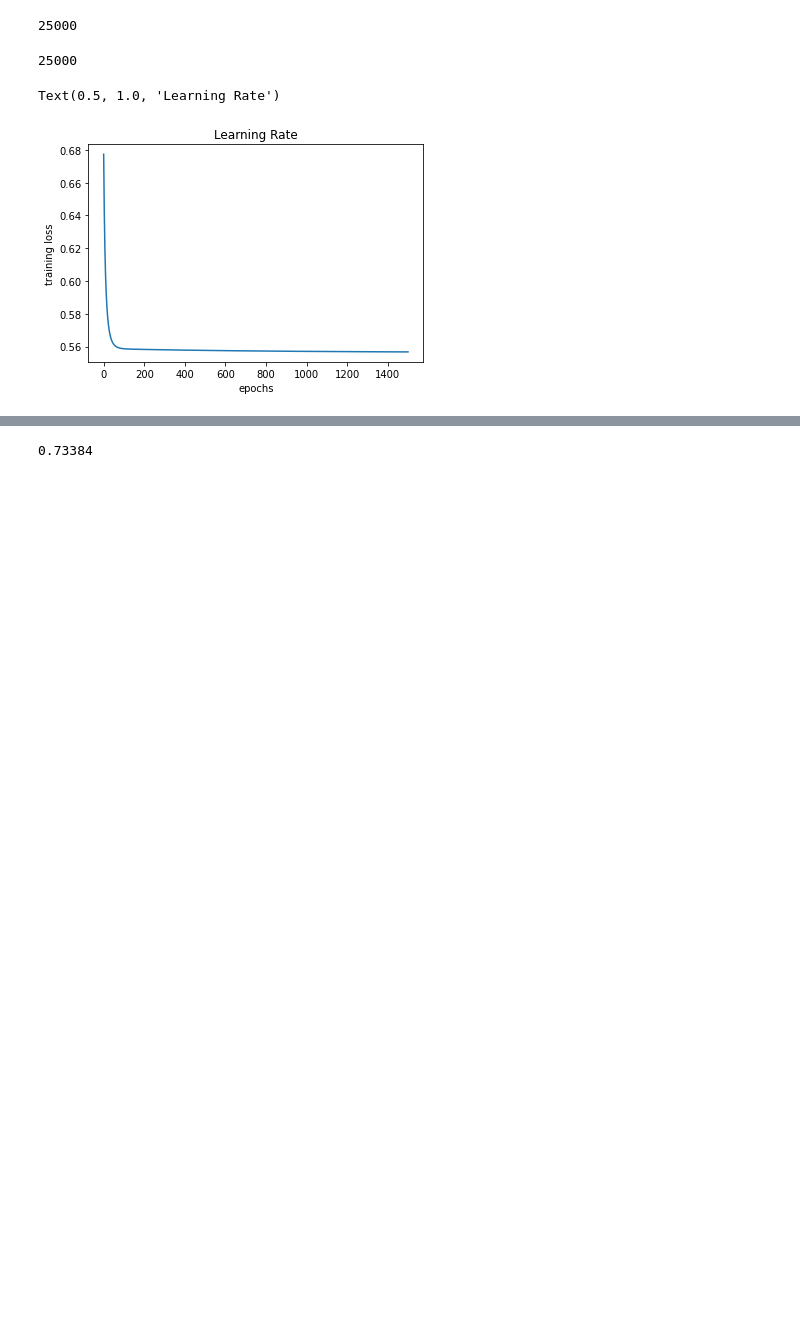
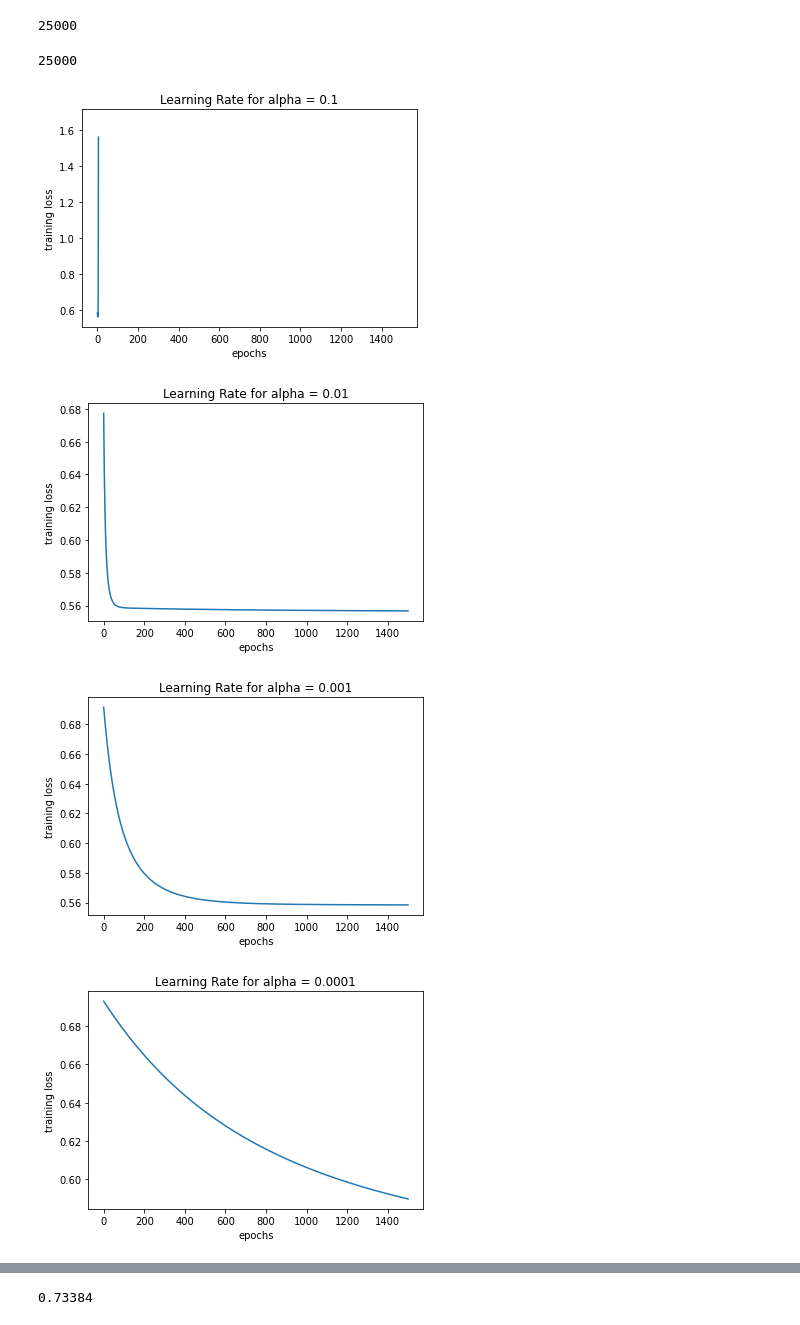
Before and after one commit to MuhammadMahad/ML-assignment-3-Sentiment-Analyzer-Using-Logistic-Regression, a Jupyter notebook: 21100066.ipynb, the cells around one changed output, grey strips where cells are left out. Saved outputs shown, nothing was run; the diff lists cells and outputs as text; code cells hidden in the pictures; blank space fills up the shorter version.

```diff
--- a/21100066.ipynb
+++ b/21100066.ipynb
@@ -206,24 +206,39 @@ def evaluation(predicted_labels, actual_labels):
     prediction.apply(lambda x: generateCM(x['Predicted Sentiment'], x['Actual Sentiment'],cm), axis=1)
 
     return accuracy, cm
+# %%
+alphas = [0.1,0.01,0.001,0.0001]
+costForEachAlpha = []
+thetajForEachAlpha = []
 # %%
 # h_x -> before passing into sigmoid
 # hx -> after passing into sigmoid
-n_epoch = 1500
-alpha = 0.01
-thetaj = np.zeros(3)
-costs = []
-hx = sigmoid(thetaj, Train_X.T)
-thetaj = gradientDescent(Train_X, Train_Y, thetaj, hx, alpha, n_epoch,costs)
+
+
+for alpha in alphas:
+
+    n_epoch = 1500
+#     alpha = 0.01
+    thetaj = np.zeros(3)
+    costs = []
+    hx = sigmoid(thetaj, Train_X.T)
+    thetaj = gradientDescent(Train_X, Train_Y, thetaj, hx, alpha, n_epoch,costs)
+    costForEachAlpha.append(costs)
+    thetajForEachAlpha.append(thetaj)
 # %%
-# plots with no. of iterations/ epochs on x-axis and training / validation loss on y-axis.
+# plots with no. of iterations/ epochs on x-axis and training / validation loss on y-axis for each alpha
 import matplotlib.pyplot as plt
-ep = np.array(list(range(0, 1500)))
-plt.plot(ep, costs)
-plt.xlabel('epochs')
-plt.ylabel('training loss')
-plt.title('Learning Rate')
+
+for i, alpha in enumerate(alphas):
+    ep = np.array(list(range(0, 1500)))
+    plt.plot(ep, costForEachAlpha[i])
+    plt.xlabel('epochs')
+    plt.ylabel('training loss')
+    plt.title('Learning Rate for alpha = ' + str(alpha))
+    plt.show()
 # %% [output]
-Text(0.5, 1.0, 'Learning Rate')
-[figure, old version]
+[figure, new version]
+[figure, added]
+[figure, added]
+[figure, added]
 # %%
```
Also changed, not shown: parts of 3 cells of this notebook, 1 other file.
